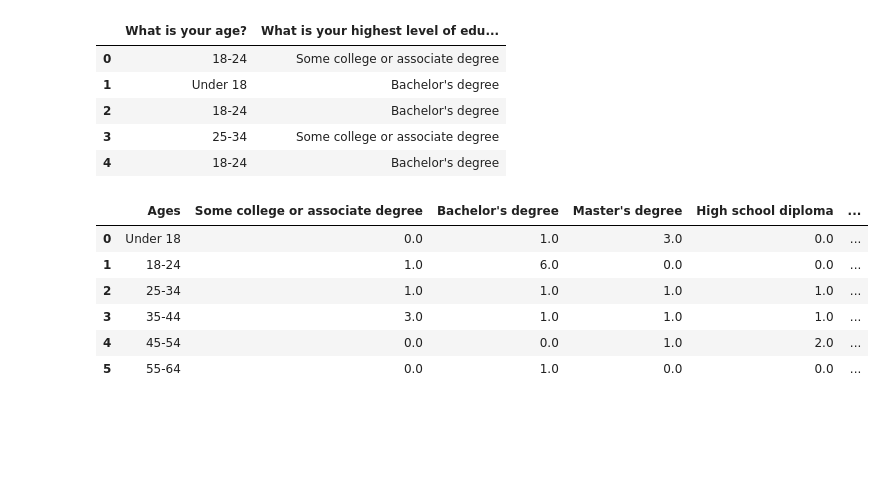
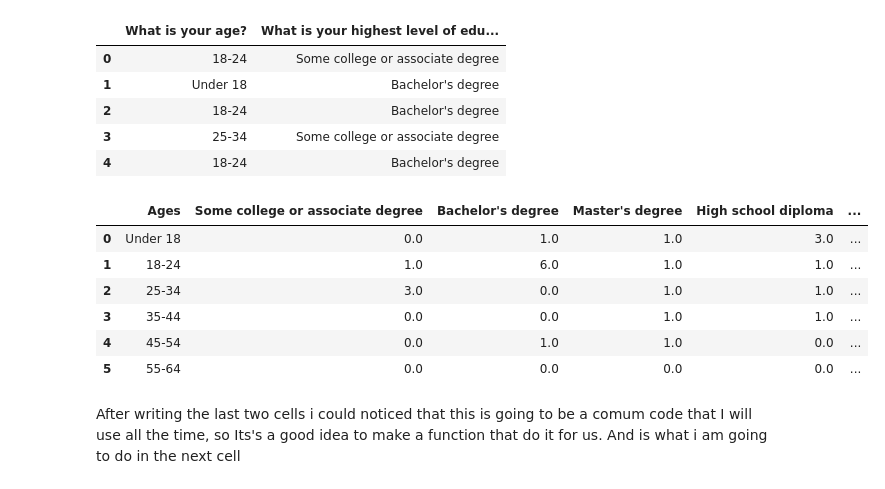
Before and after one commit to GuiRodrigues04/Fitness-wearable-Data-Analysis, a Jupyter notebook: Fitness consumers/Fitness consumers.ipynb, the cells around one changed output. Drawn from its saved outputs; the diff is of its cells as text; code cells hidden in the pictures; blank space fills up the shorter version.

```diff
--- a/Fitness consumers/Fitness consumers.ipynb
+++ b/Fitness consumers/Fitness consumers.ipynb
@@ -47,5 +65,6 @@ import pandas as pd # importing pandas
 import numpy as np # importing numpy
 # %%
 GC = pd.read_csv('./survey605.csv') # reading a csv file and making a data frame(chart)
+pd.set_option('display.max_columns', None) # Turning off the columns limit
 # %%
 GC.head() # displaying it to see what we are dealing with
@@ -346,0 +423,12 @@ Since We don't have information about how or where the research was made i Will
+# %%
+agree_disagree = GC[[
+    'Does using a fitness wearable make you feel more connected to the fitness community?',
+    'Has the fitness wearable improved your sleep patterns?',
+    'Has the fitness wearable helped you stay motivated to exercise?',
+    'Do you feel that the fitness wearable has improved your overall well-being?',
+    'Has using a fitness wearable influenced your decision? [To exercise more?]',
+    'Has using a fitness wearable influenced your decision? [To purchase other fitness-related products?]',
+    'Has using a fitness wearable influenced your decision? [To join a gym or fitness class?]',
+    'Has using a fitness wearable influenced your decision? [To change your diet?]'
+]]
+agree_disagree
@@ -346,0 +453,28 @@ Since We don't have information about how or where the research was made i Will
+# %%
+import plotly.graph_objects as go
+from plotly.subplots import make_subplots
+
+
+fig = make_subplots(rows=4, cols=2, specs=[[{'type':'domain'}, {'type':'domain'},],
+                                           [{'type':'domain'}, {'type':'domain'},],
+                                          [{'type':'domain'}, {'type':'domain'},],
+                                          [{'type':'domain'}, {'type':'domain'}]])
+
+colors =  ['#c1c7ed', '#6d74b3', '#526197', '#44537c', '#323864', '#1e234e', '#121636', '#931636']
+a = 1
+b= 1
+for column in agree_disagree.columns:
+    labels = agree_disagree[column].unique()
+    values = []
+    for index in agree_disagree[column].unique():
+        values.append((agree_disagree[column].value_counts()[index]))
+
+    fig.add_trace(go.Pie(labels=labels, values=values, name=column, title=column[0:50]+'...'),
+              b, a)
+    if a == 2:
+        a = 1
+        b += 1
+    else:
+        a += 1
+fig.update_layout(width = 1000, height=1500 )
+fig.show()
@@ -370,17 +506,19 @@ hj = np.transpose(np.array(hj))
 # %%
 DF_Escolarity_per_Age = pd.DataFrame()
 DF_Escolarity_per_Age['Ages'] = Ages_list
 columns = Educations_level
 z = 0
-for i in np.transpose(np.array(hj)):
+for i in hj:
     DF_Escolarity_per_Age[columns[z]] = i
     z += 1
 display(DF_Escolarity_per_Age)
 # %% [output]
 |  | Ages | Some college or associate degree | Bachelor's degree | Master's degree | High school diploma | ... |
-| 0 | Under 18 | 0.0 | 1.0 | 3.0 | 0.0 | ... |
-| 1 | 18-24 | 1.0 | 6.0 | 0.0 | 0.0 | ... |
-| 2 | 25-34 | 1.0 | 1.0 | 1.0 | 1.0 | ... |
-| 3 | 35-44 | 3.0 | 1.0 | 1.0 | 1.0 | ... |
-| 4 | 45-54 | 0.0 | 0.0 | 1.0 | 2.0 | ... |
-| 5 | 55-64 | 0.0 | 1.0 | 0.0 | 0.0 | ... |
+| 0 | Under 18 | 0.0 | 1.0 | 1.0 | 3.0 | ... |
+| 1 | 18-24 | 1.0 | 6.0 | 1.0 | 1.0 | ... |
+| 2 | 25-34 | 3.0 | 0.0 | 1.0 | 1.0 | ... |
+| 3 | 35-44 | 0.0 | 0.0 | 1.0 | 1.0 | ... |
+| 4 | 45-54 | 0.0 | 1.0 | 1.0 | 0.0 | ... |
+| 5 | 55-64 | 0.0 | 0.0 | 0.0 | 0.0 | ... |
+# %% [markdown]
+After writing the last two cells i could noticed that this is going to be a comum code that I will use all the time, so Its's a good idea to make a function that do it for us. And is what i am going to do in the next cell
```
Also changed, not shown: parts of 45 cells of this notebook.
